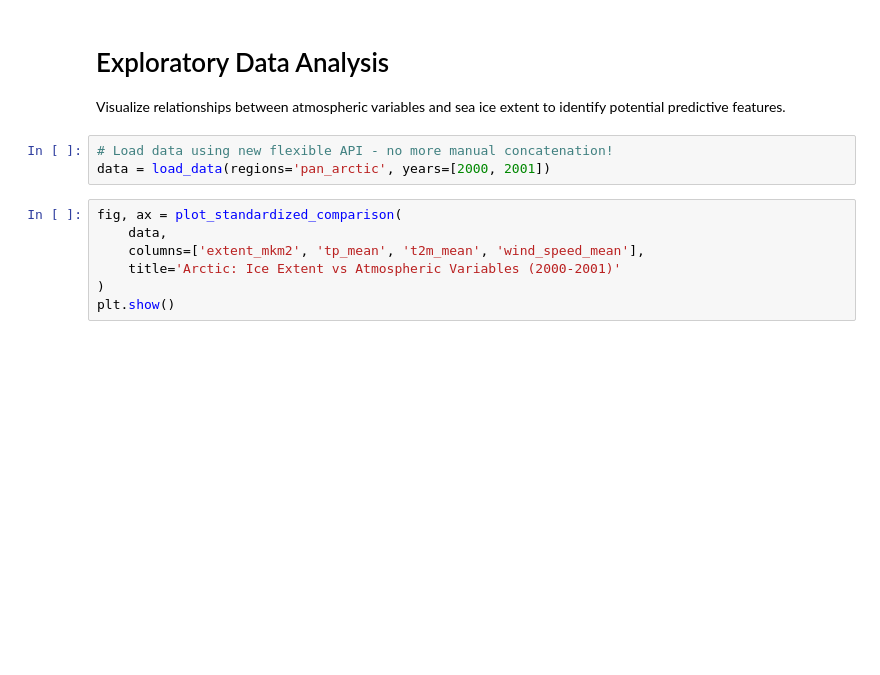
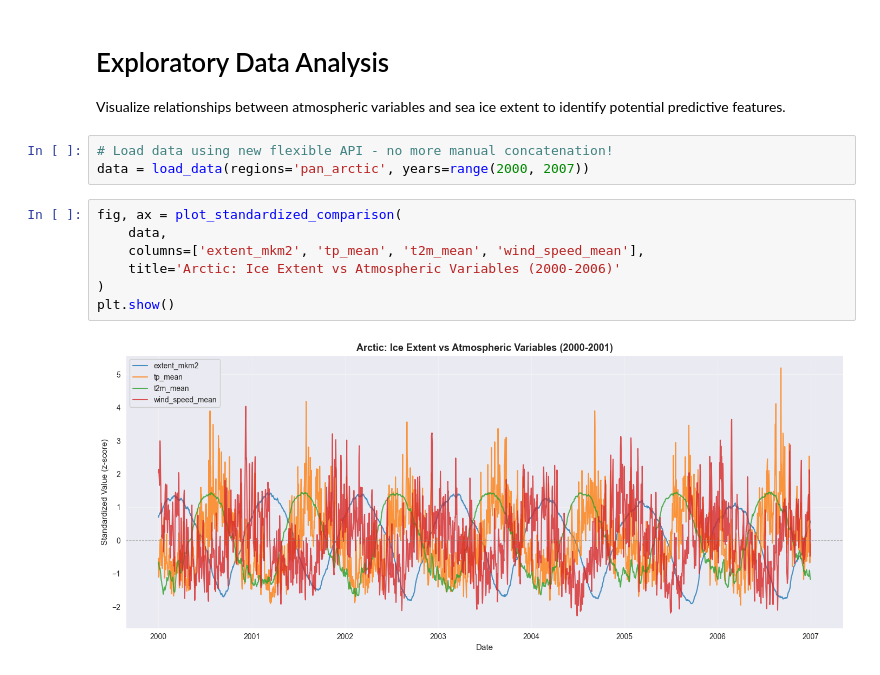
Before and after one commit to CatraMyBeloved/arctic-ice-extent, a Jupyter notebook: notebooks/02_EDA.ipynb, the cells around one changed output. Cells and saved outputs as stored; diff of their text form; blank space fills up the shorter version.

Commit message:
enhanced load_data function to accept a range for years parameter

```diff
--- a/notebooks/02_EDA.ipynb
+++ b/notebooks/02_EDA.ipynb
@@ -11,11 +11,13 @@ import matplotlib.pyplot as plt
 Visualize relationships between atmospheric variables and sea ice extent to identify potential predictive features.
 # %%
 # Load data using new flexible API - no more manual concatenation!
-data = load_data(regions='pan_arctic', years=[2000, 2001])
+data = load_data(regions='pan_arctic', years=range(2000, 2007))
 # %%
 fig, ax = plot_standardized_comparison(
     data,
     columns=['extent_mkm2', 'tp_mean', 't2m_mean', 'wind_speed_mean'],
-    title='Arctic: Ice Extent vs Atmospheric Variables (2000-2001)'
+    title='Arctic: Ice Extent vs Atmospheric Variables (2000-2006)'
 )
 plt.show()
+# %% [output]
+[figure, added]
```
Also changed, not shown: 1 other file.
